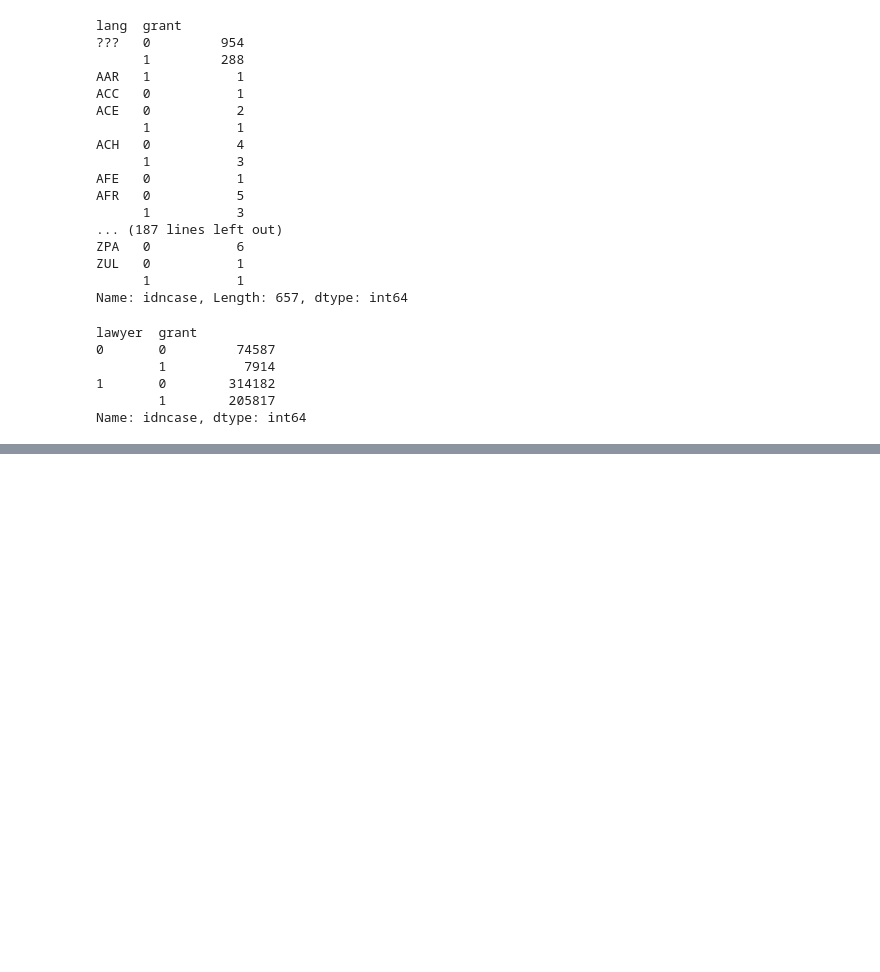
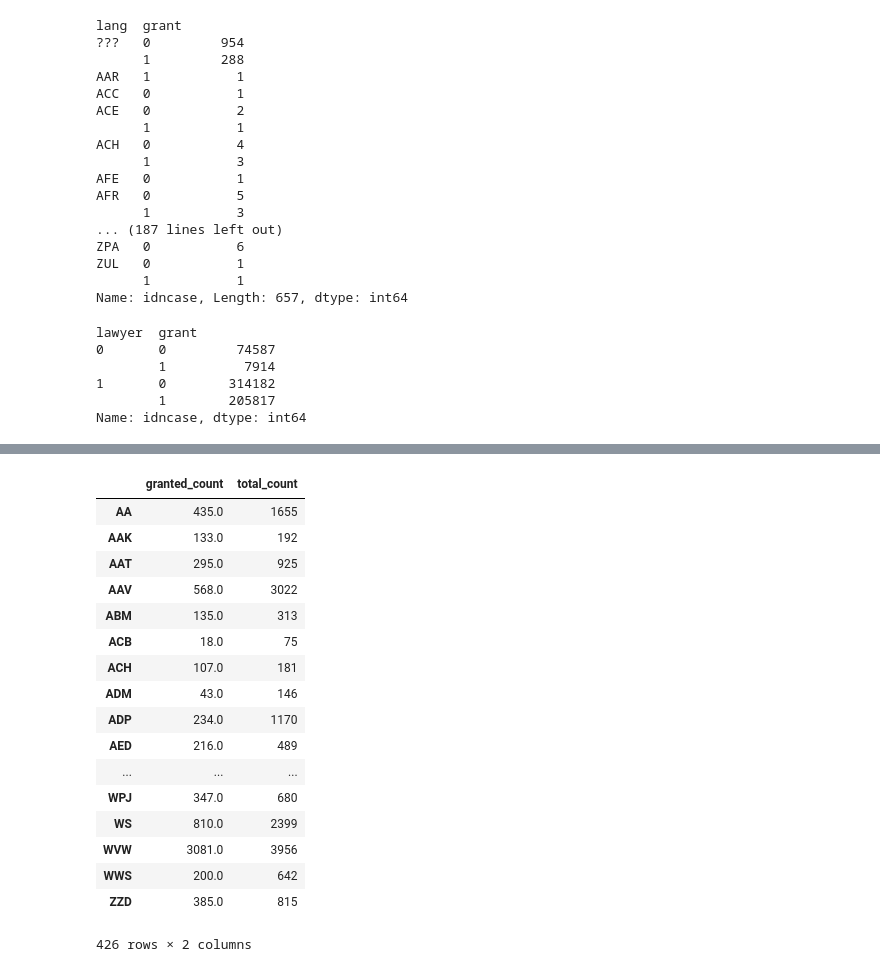
Before and after one commit to colinandrus/ml_course_project, a Jupyter notebook: notebooks/bayesian_prior_percents.ipynb, the cells around one changed output, grey strips where cells are left out. Saved outputs shown, nothing was run; the diff lists cells and outputs as text; code cells hidden in the pictures; blank space fills up the shorter version.

Commit message:
updated prior percents + counts

```diff
--- a/notebooks/bayesian_prior_percents.ipynb
+++ b/notebooks/bayesian_prior_percents.ipynb
@@ -224,3 +224,6 @@ def get_beta_adj_rate(aggregate_mean, num_positives, num_total):
 percent_list = [agt_priors, nat_priors, affirm_priors, dow_priors, time_priors, language_priors, lawyer_priors]
 # list of count dfs
 count_list = [agt_counts, nat_counts, affirm_counts, dow_counts, time_counts, language_counts, lawyer_counts]
+# %%
+total_counts = master_dunn.groupby(['ij_code']).count()['grant']
+total_counts
@@ -226,0 +248,3 @@ count_list = [agt_counts, nat_counts, affirm_counts, dow_counts, time_counts, la
+# %%
+granted_counts = master_dunn[master_dunn['grant'] == 1].groupby(['ij_code']).count()['grant']
+granted_counts
@@ -226,0 +269,22 @@ count_list = [agt_counts, nat_counts, affirm_counts, dow_counts, time_counts, la
+# %%
+merged_counts = pd.DataFrame({'total_count':total_counts, 'granted_count': granted_counts})
+merged_counts
+# %% [output]
+|  | granted_count | total_count |
+| AA | 435.0 | 1655 |
+| AAK | 133.0 | 192 |
+| AAT | 295.0 | 925 |
+| AAV | 568.0 | 3022 |
+| ABM | 135.0 | 313 |
+| ACB | 18.0 | 75 |
+| ACH | 107.0 | 181 |
+| ADM | 43.0 | 146 |
+| ADP | 234.0 | 1170 |
+| AED | 216.0 | 489 |
+| ... | ... | ... |
+| WPJ | 347.0 | 680 |
+| WS | 810.0 | 2399 |
+| WVW | 3081.0 | 3956 |
+| WWS | 200.0 | 642 |
+| ZZD | 385.0 | 815 |
+426 rows × 2 columns
```
Also changed, not shown: parts of 3 cells of this notebook.
